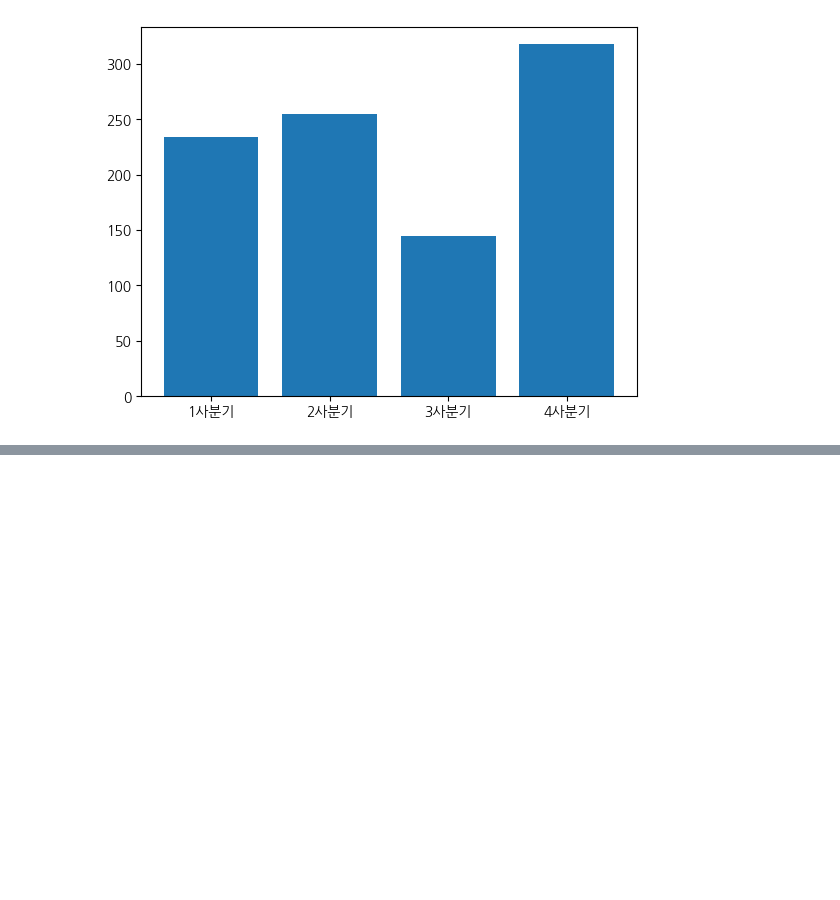
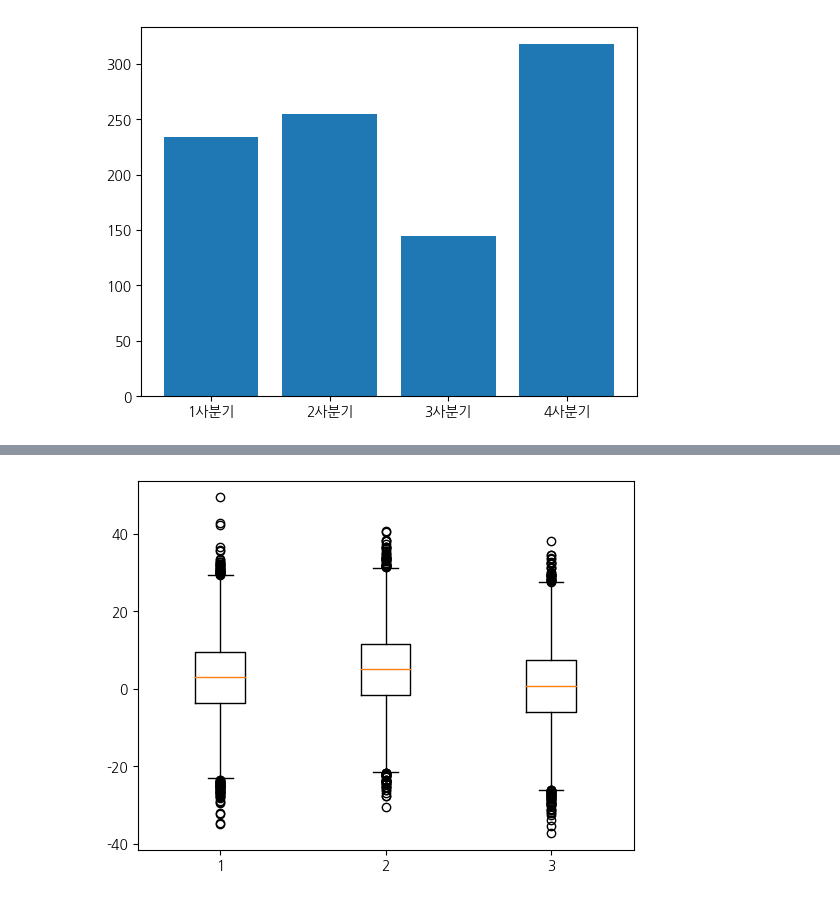
Before and after one commit to hayaboy/ADP_Practical_Exam, a Jupyter notebook: 시각화기초_한글폰트_구글드라이브연동.ipynb, the cells around one changed output, grey strips where cells are left out. Drawn from its saved outputs; the diff is of its cells as text; code cells hidden in the pictures; blank space fills up the shorter version.

```diff
--- a/시각화기초_한글폰트_구글드라이브연동.ipynb
+++ b/시각화기초_한글폰트_구글드라이브연동.ipynb
@@ -151,0 +178,8 @@ plt.show()
+# %%
+x=np.random.randn(10000) *10 + 3
+y=np.random.randn(10000) *10 + 5
+z=np.random.randn(10000) *10 + 1
+plt.boxplot([x,y,z])
+plt.show()
+# %% [output]
+[figure, added]
```
Also changed, not shown: parts of 8 cells of this notebook.
